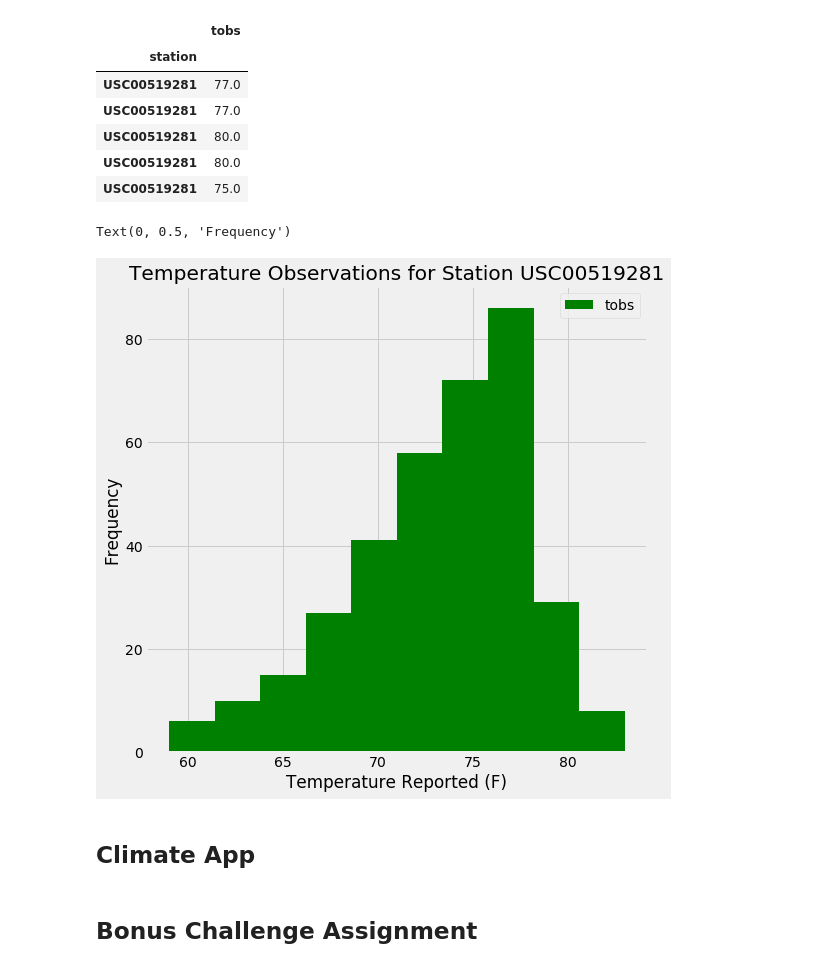
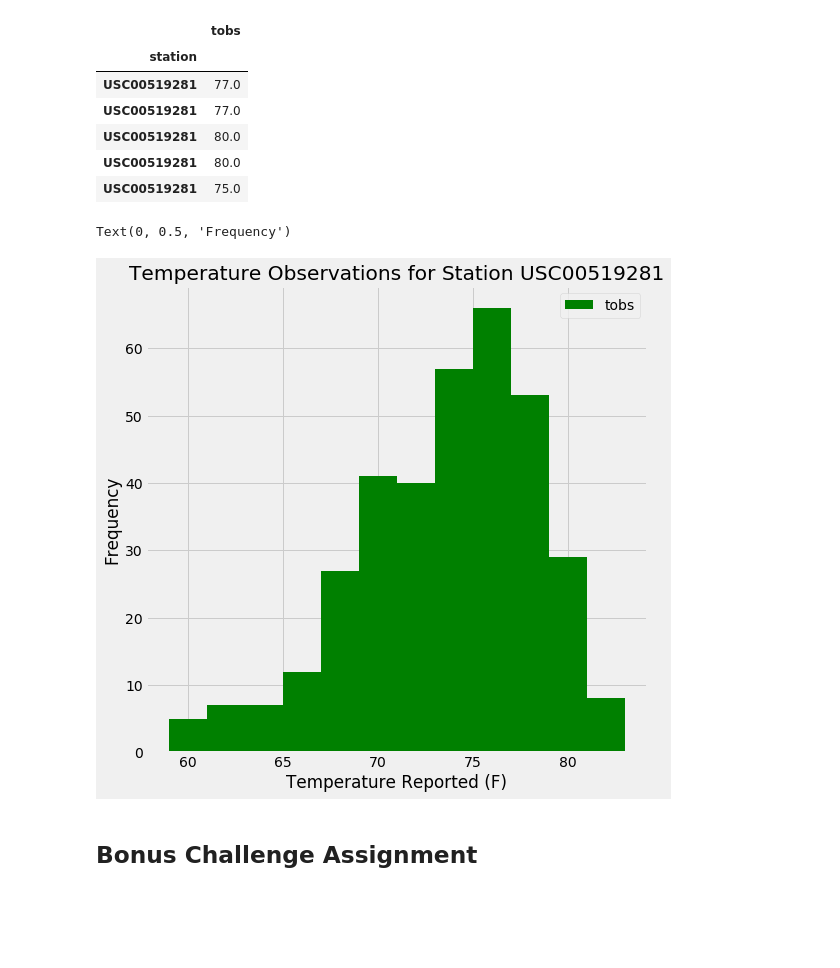
Before and after one commit to cdfencing/SQLalchemy-Challenge, a Jupyter notebook: climate_analysis.ipynb, the cells around one changed output. Saved outputs shown, nothing was run; the diff lists cells and outputs as text; code cells hidden in the pictures; blank space fills up the shorter version.

```diff
--- a/climate_analysis.ipynb
+++ b/climate_analysis.ipynb
@@ -188,13 +187,11 @@ Top_Station_df.head()
 # %%
 # plot the data into a histogram for Station USC00519281
 
 color = 'green'
-Top_Station_df.plot.hist(by='station', color=color, figsize=(8,8))
+Top_Station_df.plot.hist(by='station', bins=12, color=color, figsize=(8,8))
 plt.title("Temperature Observations for Station USC00519281")
 plt.xlabel("Temperature Reported (F)")
 plt.ylabel("Frequency")
 # %% [output]
 Text(0, 0.5, 'Frequency')
-[figure, old version]
+[figure, new version]
-# %% [markdown]
-## Climate App
```
Also changed, not shown: parts of 3 cells of this notebook, 1 other file.
